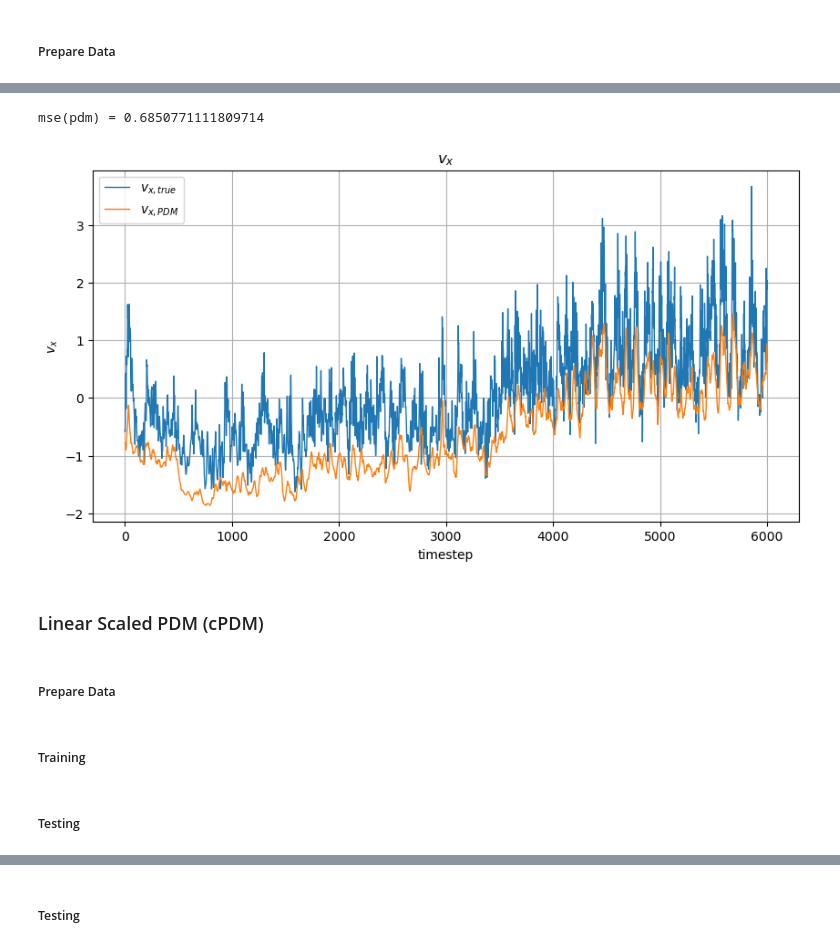
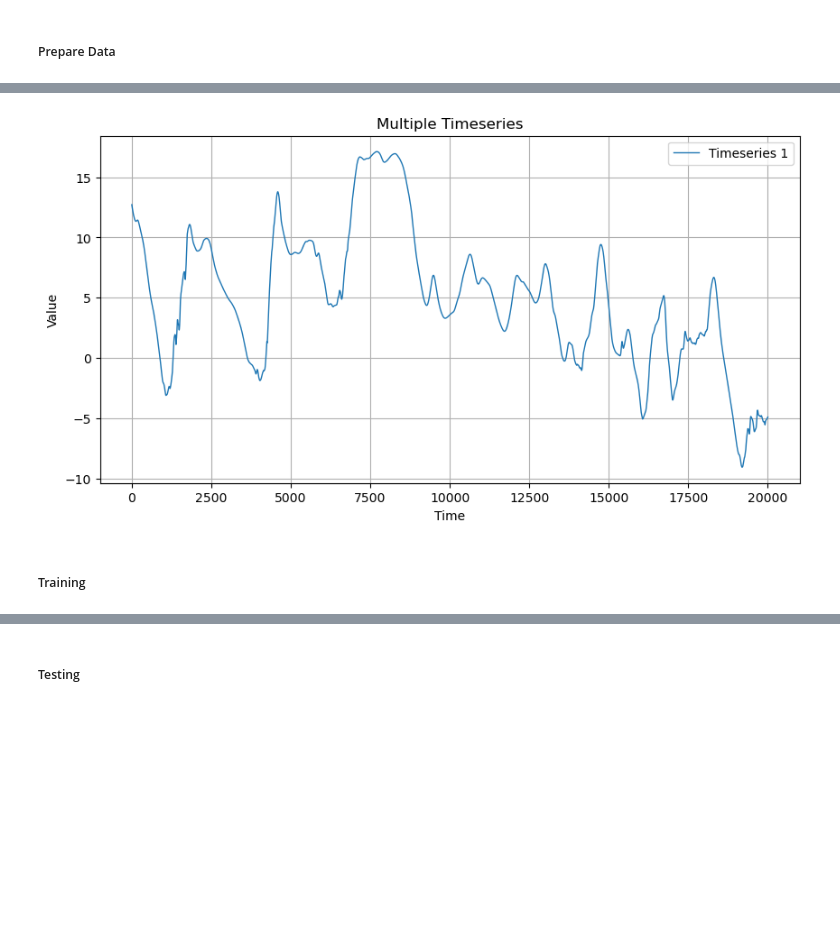
Before and after one commit to MichaelSkowronek/potential_probe_velocity_measuring, a Jupyter notebook: notebooks/yz_slice_one_point/echo_state_network.ipynb, the cells around one changed output, grey strips where cells are left out. Drawn from its saved outputs; the diff is of its cells as text; code cells hidden in the pictures; blank space fills up the shorter version.

```diff
--- a/notebooks/yz_slice_one_point/echo_state_network.ipynb
+++ b/notebooks/yz_slice_one_point/echo_state_network.ipynb
@@ -349,26 +354,38 @@ mse(pdm_j) = 0.04156472236966485
 # %% [markdown]
 ##### Prepare Data
 # %%
+phi_center = fld_data['timeseries'][
+    :,
+    i_y_center,
+    i_z_center,
+    fld_data['labels'].index('F'):fld_data['labels'].index('F') + 1,
+]
+phi_center_train, phi_center_test = train_test_split(
+    phi_center,
+    test_size=test_size,
+    shuffle=False,
+)
+
 phi_y_1 = fld_data['timeseries'][
     :,
     i_y_1_y,
     i_y_1_z,
     fld_data['labels'].index('F'):fld_data['labels'].index('F') + 1,
-    ]
-_, phi_y_1_test = train_test_split(
+]
+phi_y_1_train, phi_y_1_test = train_test_split(
     phi_y_1,
     test_size=test_size,
     shuffle=False,
-    )
+)
 
 phi_y_2 = fld_data['timeseries'][
     :,
     i_y_2_y,
     i_y_2_z,
     fld_data['labels'].index('F'):fld_data['labels'].index('F') + 1,
-    ]
-_, phi_y_2_test = train_test_split(
+]
+phi_y_2_train, phi_y_2_test = train_test_split(
     phi_y_2,
     test_size=test_size,
     shuffle=False,
-    )
+)
@@ -377,34 +391,0 @@ _, phi_y_2_test = train_test_split(
-# %%
-v_x_pdm_test = pdm_approximated_velocity(
-    former_point=phi_y_1_test,
-    latter_point=phi_y_2_test,
-    delta_l=delta_y,
-    B=B_z,
-    )
-y_pred_pdm_test = ss_y_true.transform(
-    v_x_pdm_test,
-    copy=False,
-    )
-mse_pdm = mean_squared_error(y_true_test, y_pred_pdm_test)
-mses['PDM'] = mse_pdm
-print(f"mse(pdm) = {mse_pdm}")
-plot_timeseries(
-    data_list=[
-        y_true_test,
-        y_pred_pdm_test,
-    ],
-    labels=[
-        "$v_{x, true}$",
-        "$v_{x, PDM}$",
-    ],
-    title="$v_x$",
-    xlabel="timestep",
-    ylabel="$v_x$",
-)
-# %% [output]
-mse(pdm) = 0.6850771111809714
-[figure, removed]
-# %% [markdown]
-### Linear Scaled PDM (cPDM)
-# %% [markdown]
-##### Prepare Data
@@ -435,2 +392,8 @@ phi_y_2_train, phi_y_2_test = train_test_split(
+# %%
+plot_timeseries(
+    phi_center,
+)
+# %% [output]
+[figure, added]
 # %% [markdown]
 ##### Training
@@ -455,2 +399,0 @@ c =  1 / model.coef_[0, 0]
-# %% [markdown]
-##### Testing
```
Also changed, not shown: parts of 18 cells of this notebook, 1 other file.
